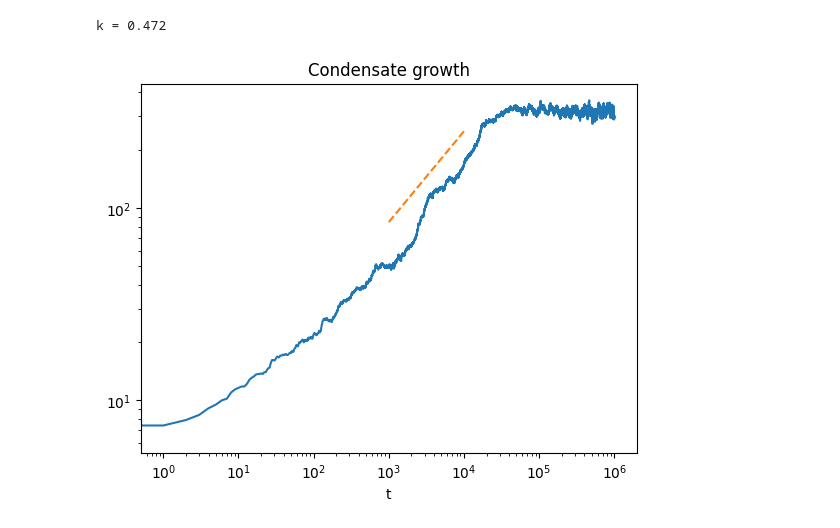
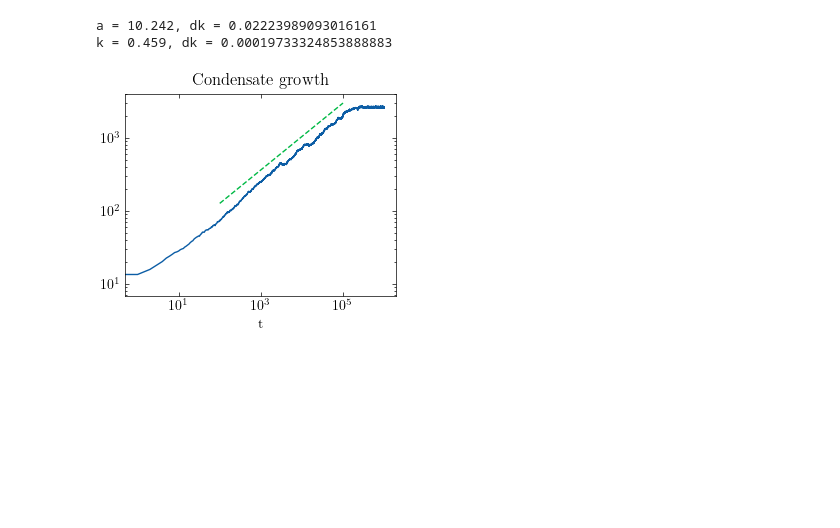
Before and after one commit to AlexA-BP/ZRP-model-003, a Jupyter notebook: analysis/dynamical_scaling.ipynb, the cells around one changed output. Saved outputs shown, nothing was run; the diff lists cells and outputs as text; code cells hidden in the pictures; blank space fills up the shorter version.

Commit message:
Continuing to make plots for presentation

```diff
--- a/analysis/dynamical_scaling.ipynb
+++ b/analysis/dynamical_scaling.ipynb
@@ -3,12 +3,15 @@ from pathlib import Path
 import matplotlib.pyplot as plt
 import numpy as np
 import h5py as h5
+from scipy.optimize import curve_fit
+import scienceplots
 
-from scipy.optimize import curve_fit
+plt.style.use('science')
 # %%
 def fit_func(x, a, b):
     return a*x**b
 # %%
 src_dir = Path("/data/lmp/aarnhold/dynamical_scaling/")
-sim = src_dir/"1000.h5"
+sim_names = ["L250", "L500", "L750", "L1000", "L2000"]
+sims = [(src_dir/sim_name).with_suffix(".h5") for sim_name in sim_names]
 # %%
@@ -29,15 +62,17 @@ ax.loglog(xdata, xdata**(1/2))
 # %%
-t0, t1 = int(1e3), int(1e4)
-popt, pcov = curve_fit(fit_func, xdata[t0:t1], ydata[t0:t1])
+t0, t1 = int(1e2), int(1e5)
+popt, pcov = curve_fit(fit_func, t[t0:t1], n_max[t0:t1])
 
 fig, ax = plt.subplots(1, 1)
 ax.set_title("Condensate growth")
-ax.loglog(xdata, ydata, label="data")
-ax.loglog(xdata[t0:t1], fit_func(xdata[t0:t1], *popt)*1.5, ls="--")
+ax.loglog(t, n_max, label="data")
+ax.loglog(t[t0:t1], fit_func(t[t0:t1], *popt)*1.5, ls="--")
 ax.set_xlabel(r"t")
+ax.hlines(.2, xmin=1e-6, xmax=1)
 
-
-print(f"k = {popt[1]:.3f}")
+print(f"a = {popt[0]:.3f}, dk = {np.sqrt(pcov[0, 0])}")
+print(f"k = {popt[1]:.3f}, dk = {np.sqrt(pcov[1, 1])}")
 # %% [output]
-k = 0.472
+a = 10.242, dk = 0.02223989093016161
+k = 0.459, dk = 0.00019733324853888883
-[figure, old version]
+[figure, new version]
```
Also changed, not shown: parts of 2 cells of this notebook, 4 other files.
